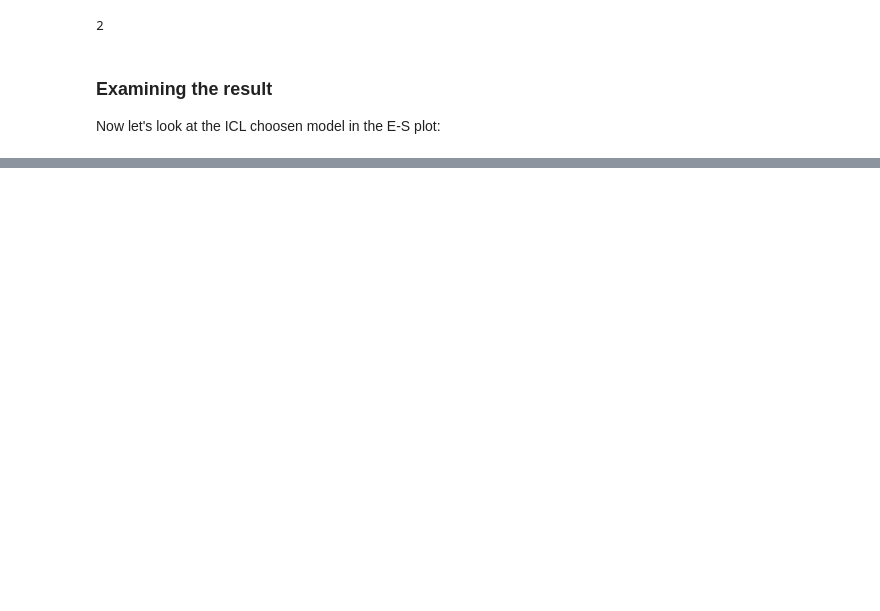
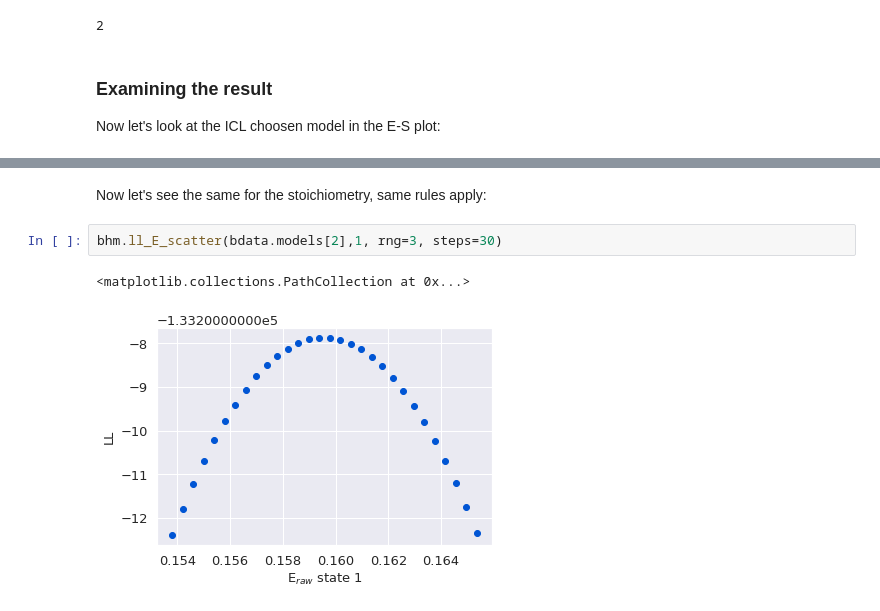
Before and after one commit to harripd/burstH2MM, a Jupyter notebook: docs/source/notebooks/How-To-Error-Evaluation.ipynb, the cells around one changed output, grey strips where cells are left out. Cells and saved outputs as stored; diff of their text form; blank space fills up the shorter version.

```diff
--- a/docs/source/notebooks/How-To-Error-Evaluation.ipynb
+++ b/docs/source/notebooks/How-To-Error-Evaluation.ipynb
@@ -278,0 +620,7 @@ plt.axhline(bdata.models[3].loglik-0.5)
+# %% [markdown]
+Now let's see the same for the stoichiometry, same rules apply:
+# %%
+bhm.ll_E_scatter(bdata.models[2],1, rng=3, steps=30)
+# %% [output]
+<matplotlib.collections.PathCollection at 0x...>
+[figure, added]
```
Also changed, not shown: parts of 102 cells of this notebook, 28 other files.
